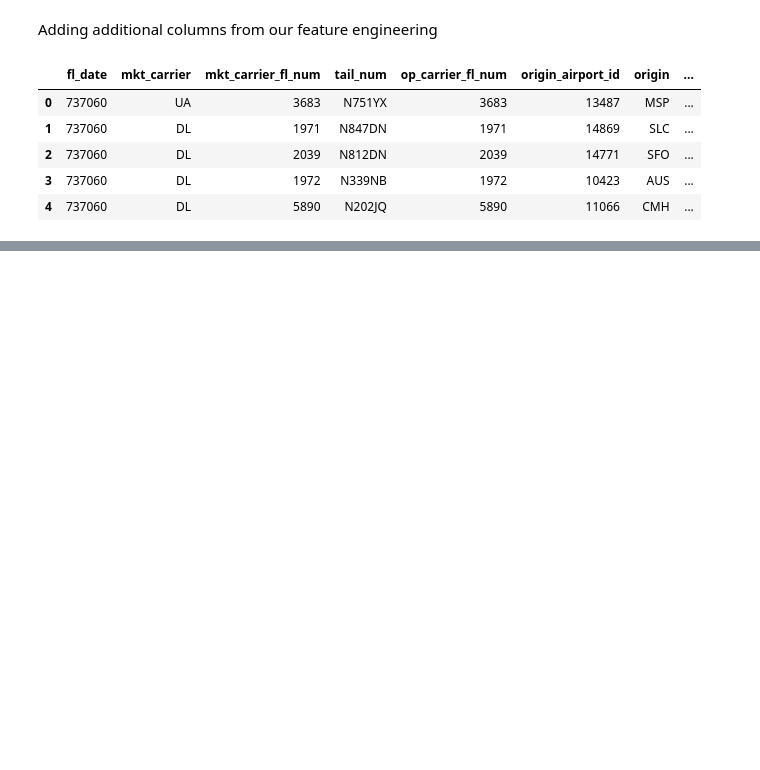
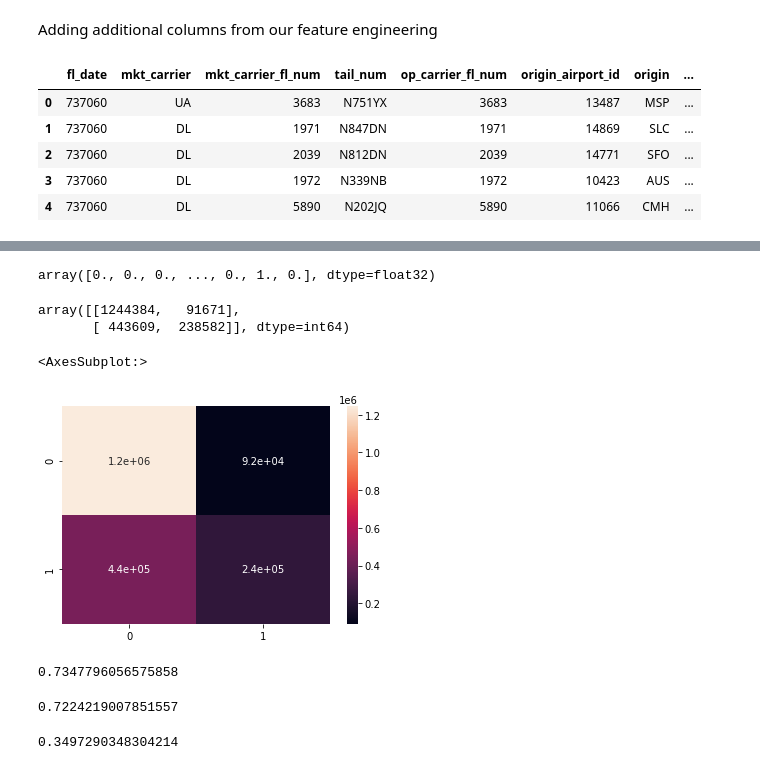
Before and after one commit to Christiantruchsess/Predicting_Flight_Delays, a Jupyter notebook: Model_Mk III XGB Classification.ipynb, the cells around one changed output, grey strips where cells are left out. Saved outputs shown, nothing was run; the diff lists cells and outputs as text; code cells hidden in the pictures; blank space fills up the shorter version.

Commit message:
Classification XGB with heatmap

```diff
--- a/Model_Mk III XGB Classification.ipynb
+++ b/Model_Mk III XGB Classification.ipynb
@@ -172,9 +174,24 @@ xgb_r = xgb.train(
 # %%
 y_pred = xgb_r.predict(dtest)
+# %%
+y_pred_copy =np.copy(y_pred)
+# %%
+y_pred_copy[y_pred_copy<0.55] = 0
+y_pred_copy[y_pred_copy>0.55] = 1
+y_pred_copy
+# %% [output]
+array([0., 0., 0., ..., 0., 1., 0.], dtype=float32)
 # %%
-conf=confusion_matrix(y_test, y_pred)
+conf=confusion_matrix(y_test, y_pred_copy)
+conf
+# %% [output]
+array([[1244384,   91671],
+       [ 443609,  238582]], dtype=int64)
 # %%
 import matplotlib.pyplot as plt
 import seaborn as sns
 # %%
-sns.heatmap(conf)
+sns.heatmap(data=conf,annot=True)
+# %% [output]
+<AxesSubplot:>
+[figure, added]
@@ -182,0 +198,12 @@ accuracy_score(y_true, y_pred)
+# %%
+accuracy_score(y_test, y_pred_copy)
+# %% [output]
+0.7347796056575858
+# %%
+precision_score(y_test, y_pred_copy)
+# %% [output]
+0.7224219007851557
+# %%
+recall_score(y_test, y_pred_copy)
+# %% [output]
+0.3497290348304214
```
Also changed, not shown: parts of 4 cells of this notebook.
